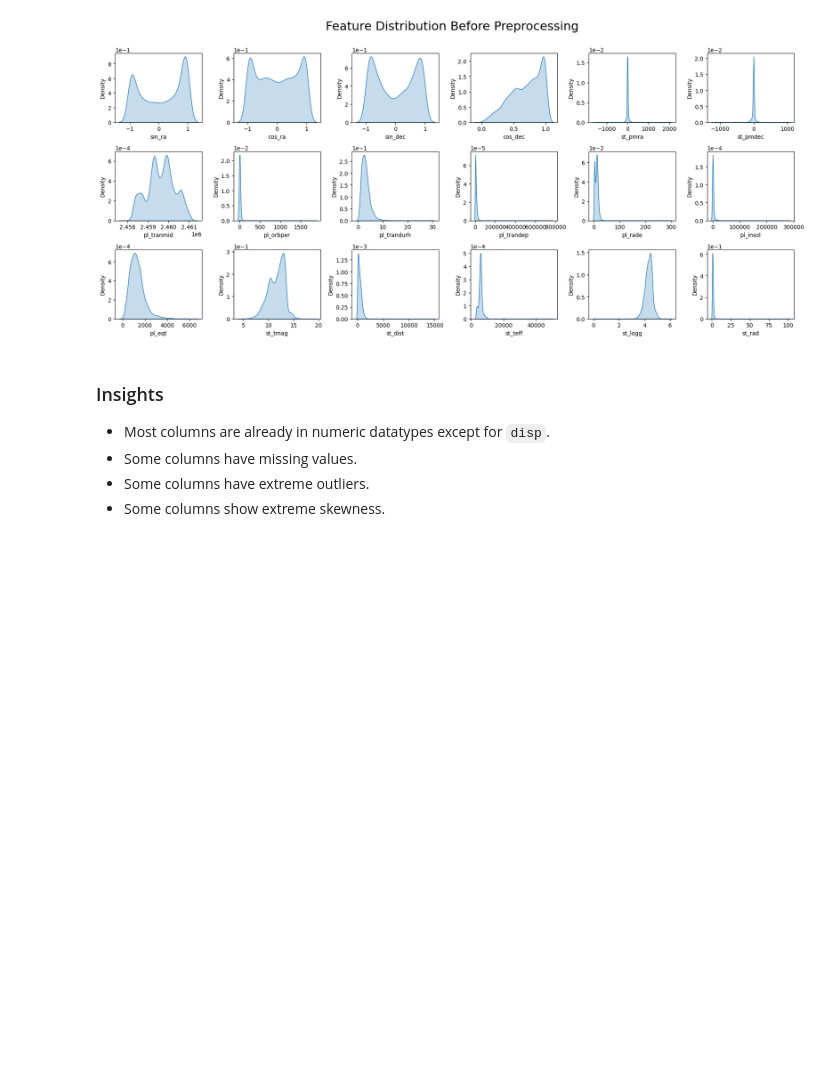
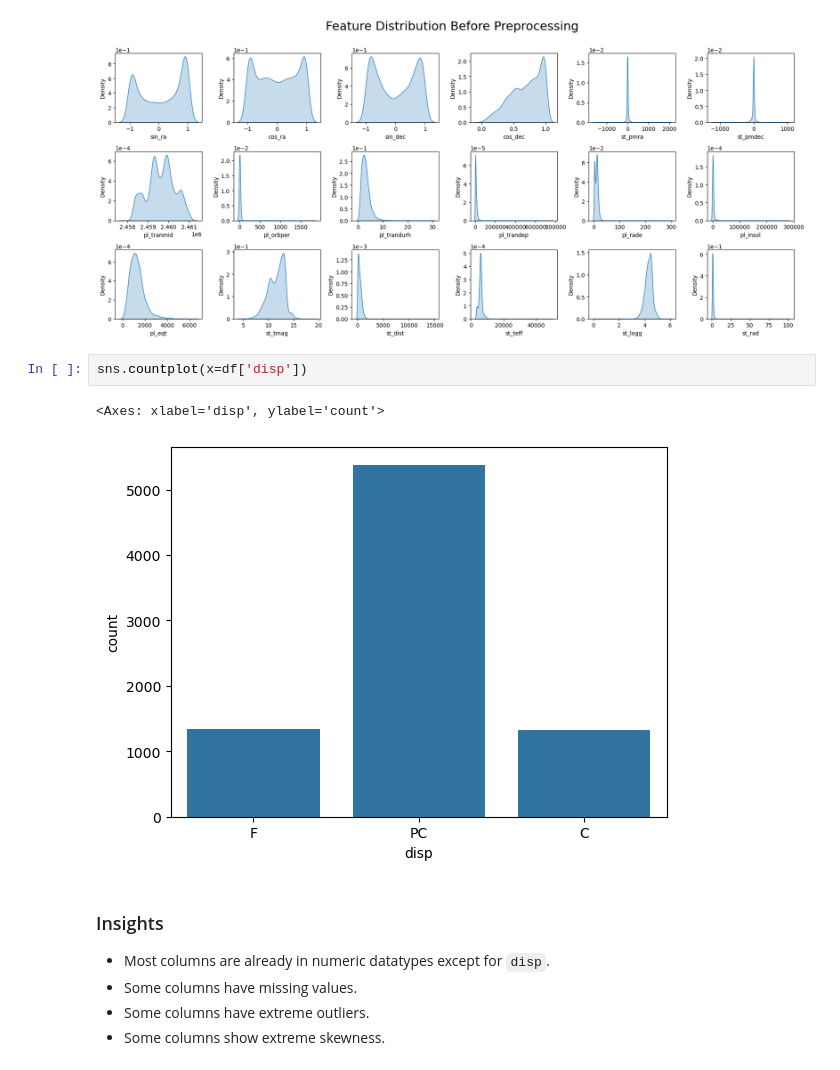
Before and after one commit to milkywayweaver/exoplanet-vetting-end-to-end, a Jupyter notebook: EDA.ipynb, the cells around one changed output. Drawn from its saved outputs; the diff is of its cells as text; blank space fills up the shorter version.

```diff
--- a/EDA.ipynb
+++ b/EDA.ipynb
@@ -109,6 +109,11 @@ plt.tight_layout()
 plt.show()
 # %% [output]
 [figure]
+# %%
+sns.countplot(x=df['disp'])
+# %% [output]
+<Axes: xlabel='disp', ylabel='count'>
+[figure, added]
 # %% [markdown]
 ### Insights
 - Most columns are already in numeric datatypes except for `disp`.
```
Also changed, not shown: parts of 3 cells of this notebook, 4 other files.
